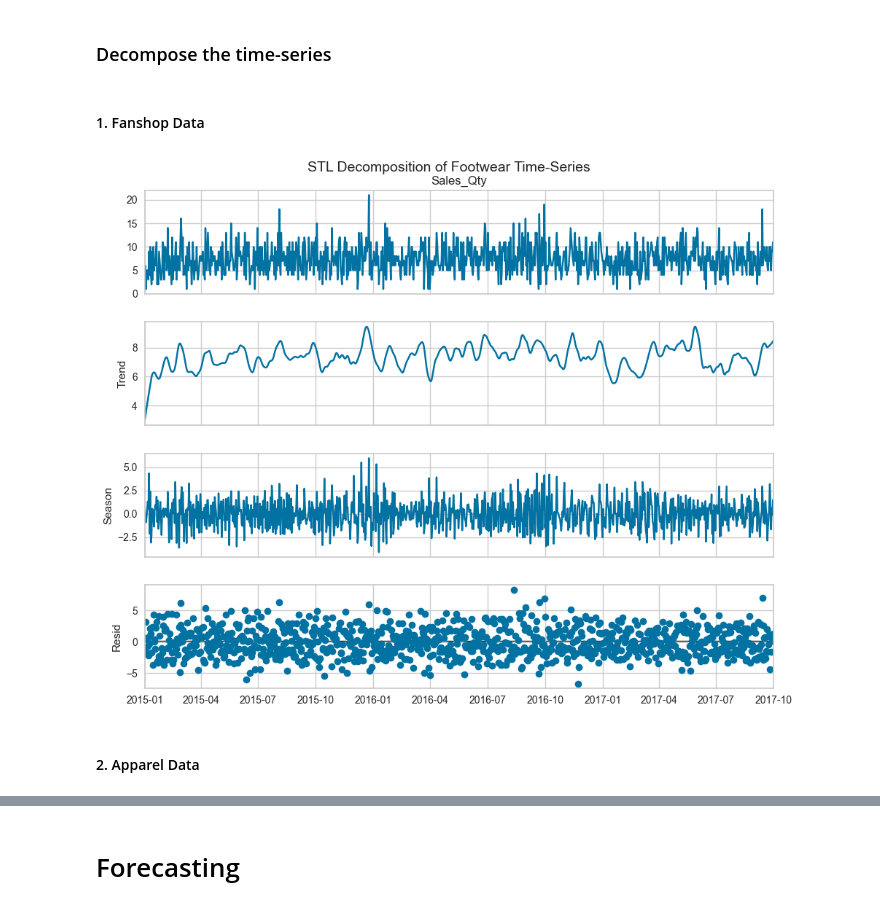
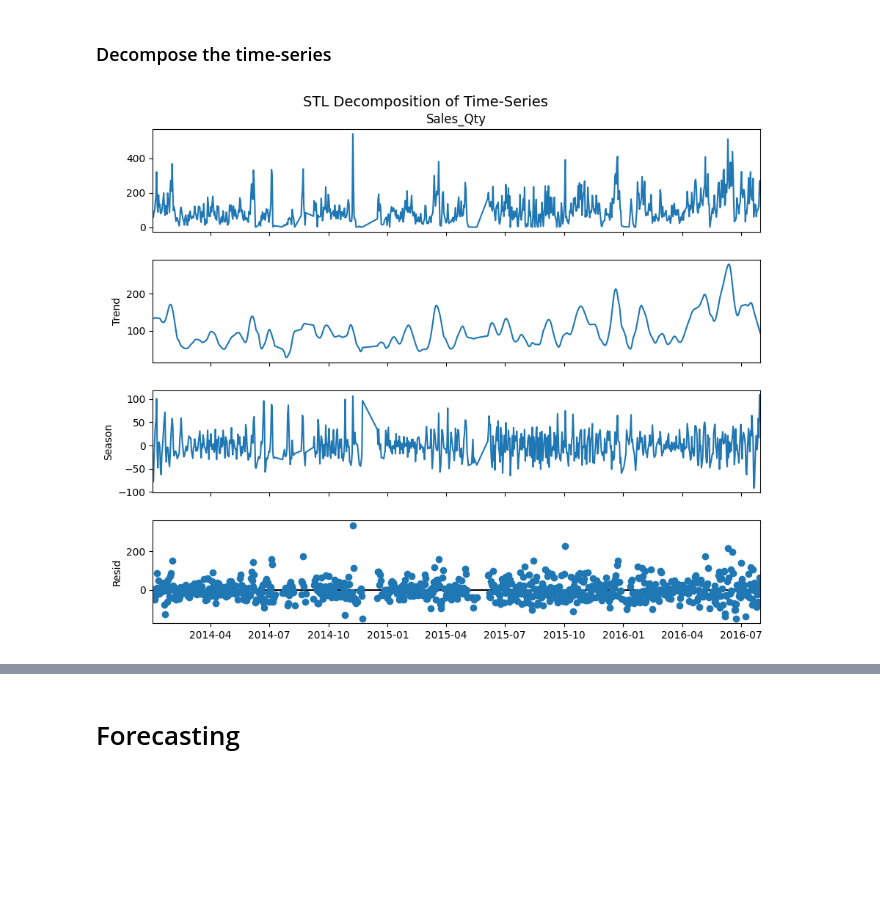
Before and after one commit to LukasNiederhaeuser/Supply_Chain_Clustering_Forecasting, a Jupyter notebook: notebooks/02_EDA_Forecasting.ipynb, the cells around one changed output, grey strips where cells are left out. Saved outputs shown, nothing was run; the diff lists cells and outputs as text; code cells hidden in the pictures; blank space fills up the shorter version.

```diff
--- a/02_EDA_Forecasting.ipynb
+++ b/notebooks/02_EDA_Forecasting.ipynb
@@ -26,5 +27,5 @@ In below code of the notebook, the obtained time series for the three categories
 # %% [markdown]
 ## Explore the time-series
 # %%
-# Call the main function to obtain the dataframes
-df_list = data_preparation_forecasting.main()
+# Call the main function to save the dataframe
+df_sales = data_preparation_forecasting.main()
@@ -67,18 +48,14 @@ plt.show()
 **Interpretation:** all three time series do not display trends.
 # %% [markdown]
 ### Decompose the time-series
-# %% [markdown]
-#### 1. Fanshop Data
 # %%
 # Decomposition of the footwear data
-stl_decomposition_footwear = STL(df_footwear['Sales_Qty'], period = 12).fit()
-fig = stl_decomposition_footwear.plot()
+stl_decomposition = STL(df_sales['Sales_Qty'], period = 12).fit()
+fig = stl_decomposition.plot()
 
 # Defining the plot specification
 fig.set_size_inches(10, 8)
-fig.suptitle("STL Decomposition of Footwear Time-Series", fontsize=14)
+fig.suptitle("STL Decomposition of Time-Series", fontsize=14)
 plt.show()
 # %% [output]
-[figure, old version]
+[figure, new version]
-# %% [markdown]
-#### 2. Apparel Data
```
Also changed, not shown: parts of 10 cells of this notebook, 22 other files.
